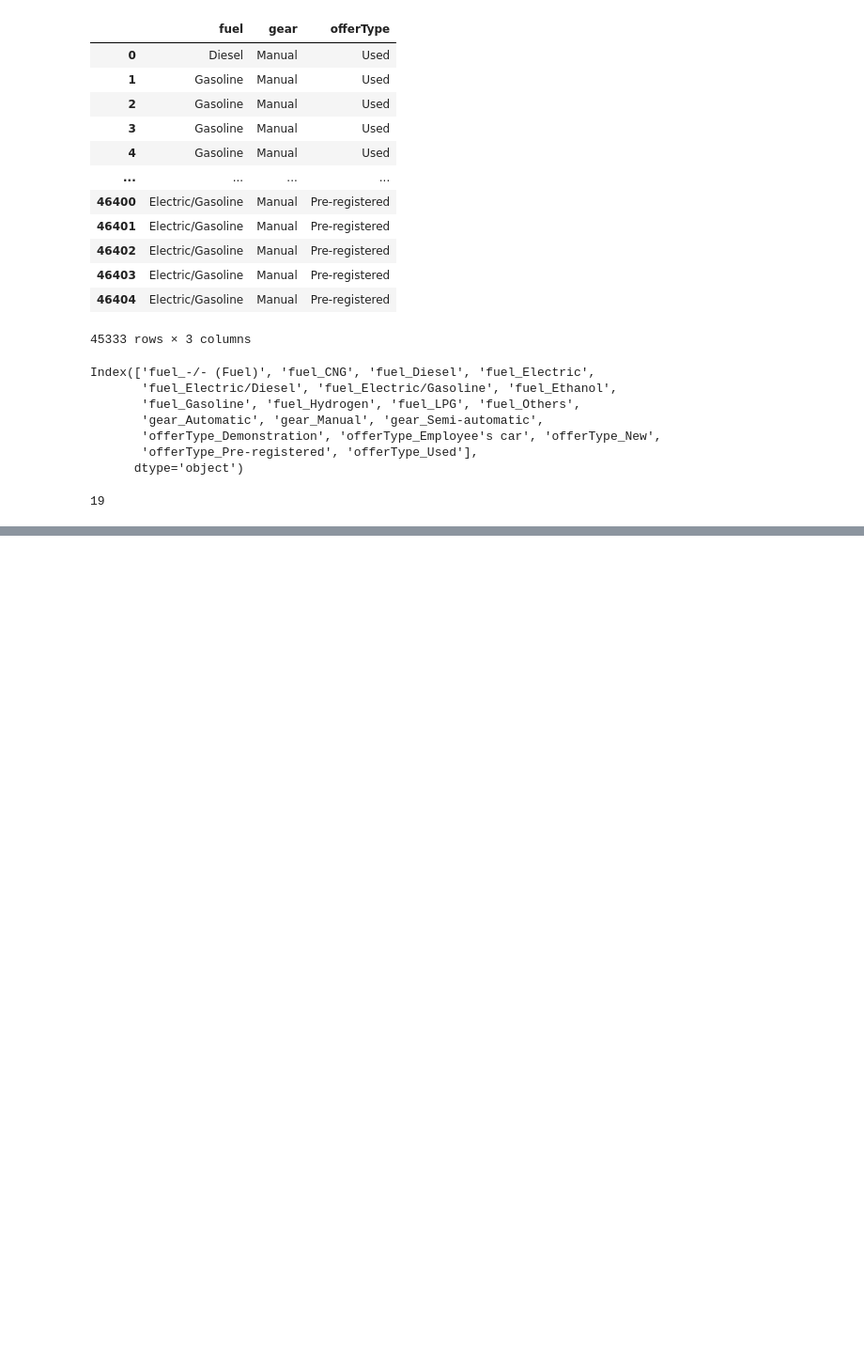
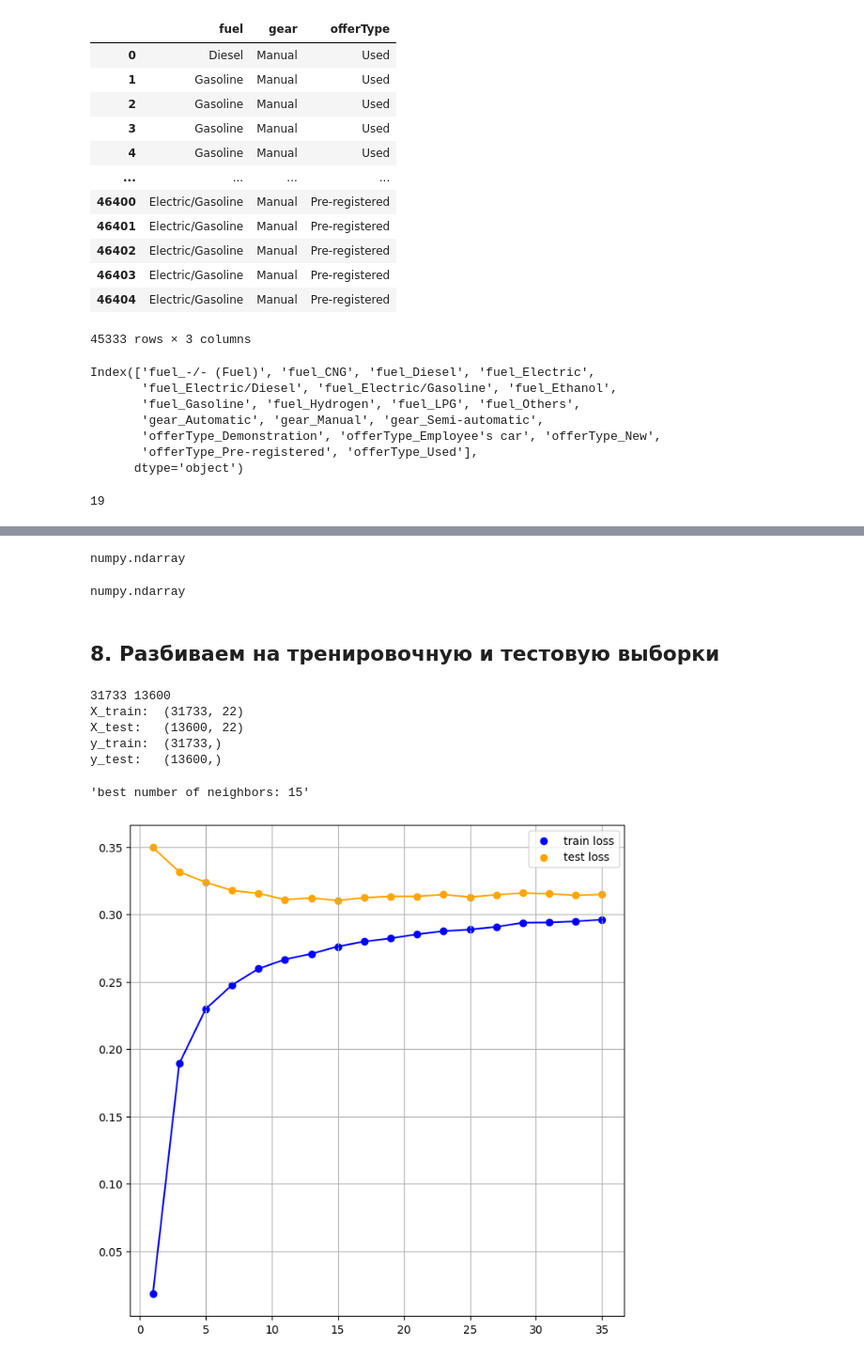
Before and after one commit to sh1rokovs/Machine_Learning_Car_Price, a Jupyter notebook: taskClassified.ipynb, the cells around one changed output, grey strips where cells are left out. Shown: that part at 94% size. Saved outputs shown, nothing was run; the diff lists cells and outputs as text; code cells hidden in the pictures; blank space fills up the shorter version.

```diff
--- a/taskClassified.ipynb
+++ b/taskClassified.ipynb
@@ -640,0 +661,3 @@ data_numerical_without_Driven_Wheels.describe()
+# %%
+data = pd.concat((data_numerical, data_categorical, data['price']), axis = 1)
+print(data.shape)
@@ -640,0 +705,4 @@ data_numerical_without_Driven_Wheels.describe()
+# %%
+X = X.to_numpy()
+# %%
+y = y.to_numpy()
@@ -640,0 +721,70 @@ data_numerical_without_Driven_Wheels.describe()
+# %%
+type(X)
+# %% [output]
+numpy.ndarray
+# %%
+type(y)
+# %% [output]
+numpy.ndarray
+# %% [markdown]
+## 8. Разбиваем на тренировочную и тестовую выборки
+# %%
+from sklearn.model_selection import train_test_split
+X_train, X_test, y_train, y_test = train_test_split(X, y, test_size = 0.3, random_state = 42)
+# тестовая выборка - 30% данных
+# random_state фиксирует split
+
+N_train, _ = X_train.shape
+N_test,  _ = X_test.shape
+print(N_train, N_test)
+
+print("X_train: ", X_train.shape)
+print("X_test:  ", X_test.shape)
+print("y_train: ", y_train.shape)
+print("y_test:  ", y_test.shape)
+# %% [output]
+31733 13600
+X_train:  (31733, 22)
+X_test:   (13600, 22)
+y_train:  (31733,)
+y_test:   (13600,)
+# %%
+from sklearn.neighbors import KNeighborsClassifier
+from sklearn.utils import parallel_backend
+from sklearn.metrics import f1_score
+from tqdm import tqdm
+
+
+y_train_pred = []
+y_test_pred = []
+
+iter_ = range(1, 37, 2)
+
+for n_neig in tqdm(iter_):
+    neigh = KNeighborsClassifier(n_neighbors=n_neig)
+    neigh.fit(X_train, y_train)
+
+    y_train_pred.append(neigh.predict(X_train))
+    y_test_pred.append(neigh.predict(X_test))
+# %%
+plt.rcParams['figure.figsize'] = (8, 8)
+
+res_train = []
+res_test = []
+
+for i in range(len(iter_)):
+    res_train.append(np.mean(y_train != y_train_pred[i]))
+    res_test.append(np.mean(y_test != y_test_pred[i]))
+
+plt.scatter(list(iter_)[::-1], res_train[::-1], color='blue', label='train loss')
+plt.scatter(list(iter_)[::-1], res_test[::-1], color='orange', label='test loss')
+
+plt.plot(list(iter_)[::-1], res_train[::-1], color='blue')
+plt.plot(list(iter_)[::-1], res_test[::-1], color='orange')
+
+plt.grid()
+plt.legend()
+f"best number of neighbors: {np.argmin(res_test)*2 + 1}"
+# %% [output]
+'best number of neighbors: 15'
+[figure, added]
```
Also changed, not shown: parts of 32 cells of this notebook.
